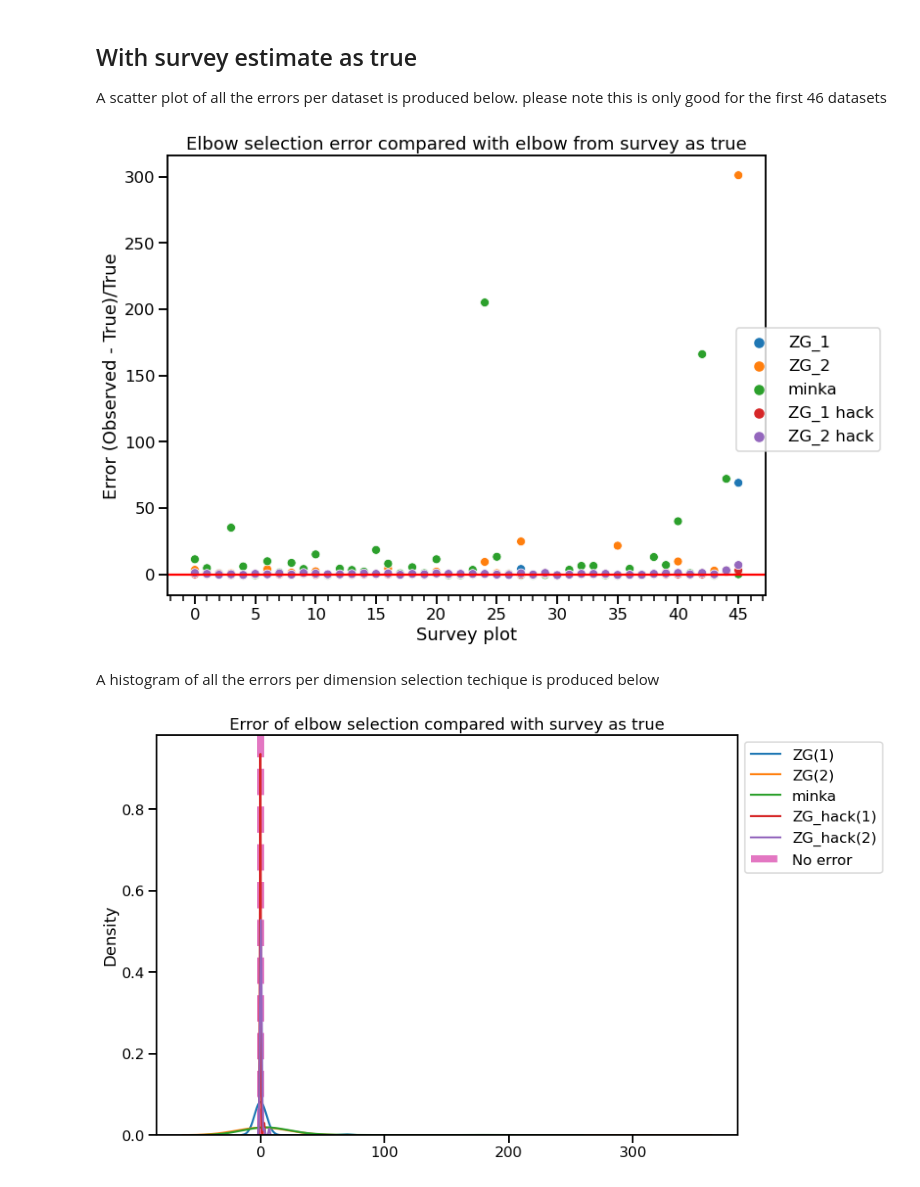
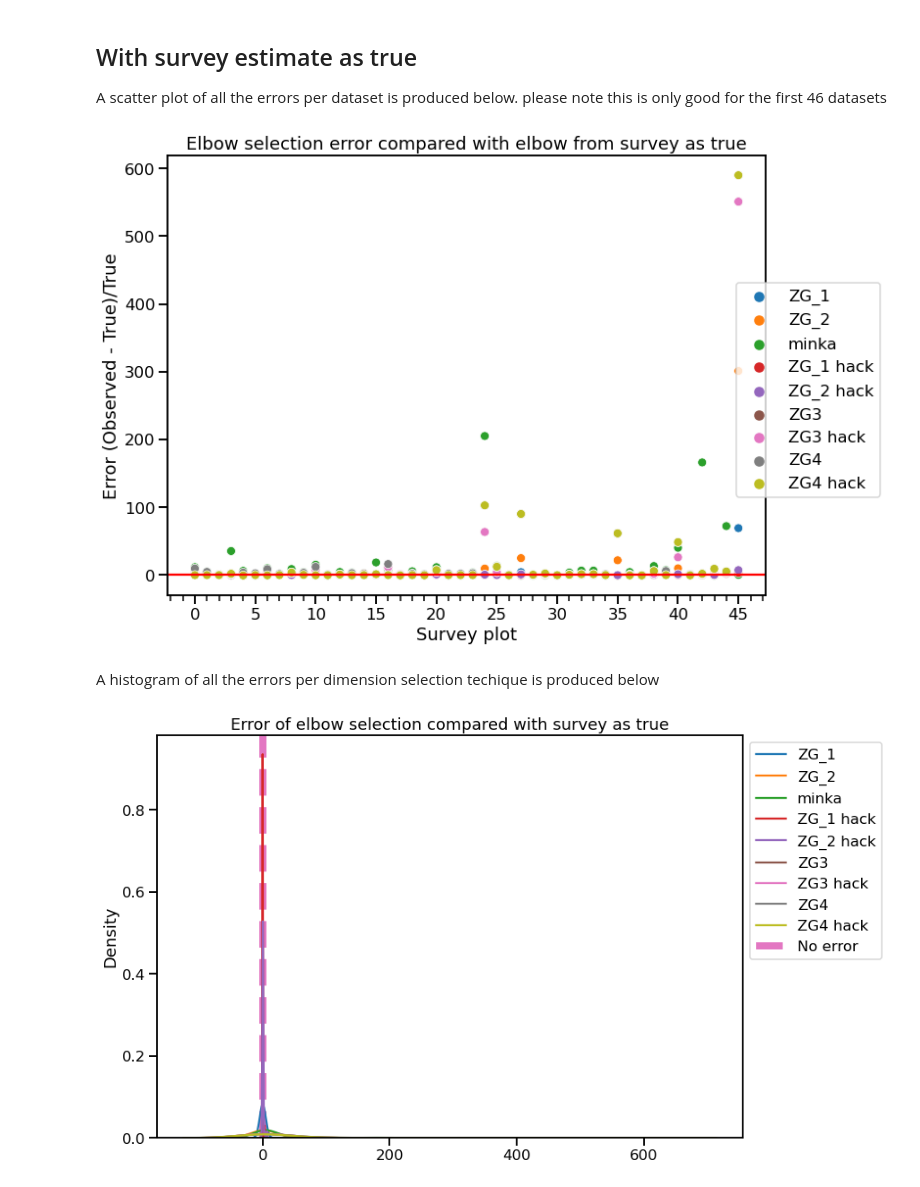
Before and after one commit to neurodata/notebooks, a Jupyter notebook: _notebooks/2021-04-28-real-data-minka-zg-comparison.ipynb, the cells around one changed output. Drawn from its saved outputs; the diff is of its cells as text; code cells hidden in the pictures.

```diff
--- a/_notebooks/2021-04-28-real-data-minka-zg-comparison.ipynb
+++ b/_notebooks/2021-04-28-real-data-minka-zg-comparison.ipynb
@@ -291,3 +353,17 @@ with open('dims_ZG_h_2_all.pkl', 'rb') as f:
+# %%
+import pickle
+with open('dims_ZG3.pkl', 'rb') as f:
+    dims_ZG3 = pickle.load(f)
+
+with open('dims_ZG3_hack.pkl', 'rb') as f:
+    dims_ZG3_hack = pickle.load(f)
+
+
+with open('dims_ZG4.pkl', 'rb') as f:
+    dims_ZG4 = pickle.load(f)
+
+with open('dims_ZG4_hack.pkl', 'rb') as f:
+    dims_ZG4_hack = pickle.load(f)
 # %% [markdown]
 ### Quick survey analysis
 
@@ -431,7 +501,7 @@ pca_lda_hist = np.asarray(pca_lda_hist)
 with sns.plotting_context(context=context, font_scale=font_scale):
     fig, ax = plt.subplots()
     fig.set_size_inches(11.7, 8.27)
-    labs = ['ZG(1)', 'ZG(2)', 'minka', 'ZG_hack(1)', 'ZG_hack(2)']
+    labs = ["ZG_1", "ZG_2", "minka" , "ZG_1 hack", "ZG_2 hack", "ZG3", "ZG3 hack", "ZG4", "ZG4 hack"]
     colors = sns.color_palette()
     for i in range(pca_lda_hist.shape[1]):
         sns.kdeplot(pca_lda_hist[:, i], ax=ax, label = labs[i] )
@@ -444,0 +517,10 @@ with sns.plotting_context(context=context, font_scale=font_scale):
+# %%
+with sns.plotting_context(context=context, font_scale=font_scale):
+    colors = sns.color_palette("tab10", 9)
+    fig, axes = plt.subplots(1, 1)
+    for i in range(9):
+        sns.histplot(pca_lda_hist[:, i], color = colors[i], label = "no")
+    handles, labels = axes.get_legend_handles_labels()
+    fig.legend(handles[:9], labs, loc='center right')
+    plt.title('Histogram of raw error of elbow selection compared with PCA/LDA process as true')
+    fig.set_size_inches(11.7, 8.27)
@@ -448,37 +532,41 @@ A scatter plot of all the errors per dataset is produced below. please note this
 # %%
 import seaborn as sns
 import matplotlib.ticker as ticker
 
 
 with sns.plotting_context(context=context, font_scale=font_scale):
     fig, axes = plt.subplots(1, 1)
     pca_surv_hist = []
     for i in range(len(true_survey)):
         es = [(np.median(dims_ZG_1_all[i]) - true_survey[i] + 1)/(true_survey[i] + 1),
               (np.median(dims_ZG_2_all[i]) - true_survey[i] + 1)/(true_survey[i] + 1),
               (np.median(dims_minka_all[i]) - true_survey[i] + 1)/ (true_survey[i] + 1),
               (np.median(dims_ZG_h_1_all[i]) - true_survey[i] + 1)/(true_survey[i] + 1),
-              (np.median(dims_ZG_h_2_all[i]) - true_survey[i] + 1) /(true_survey[i] + 1)]
-        xs = [i]*5
-        sns.scatterplot(x = xs, y = es, hue = ["ZG_1", "ZG_2", "minka" , "ZG_1 hack", "ZG_2 hack"])
+              (np.median(dims_ZG_h_2_all[i]) - true_survey[i] + 1) /(true_survey[i] + 1),
+              (np.median(dims_ZG3[i]) - true_survey[i] + 1) /(true_survey[i] + 1),
+              (np.median(dims_ZG3_hack[i]) - true_survey[i] + 1) /(true_survey[i] + 1),
+              (np.median(dims_ZG4[i]) - true_survey[i] + 1) /(true_survey[i] + 1),
+              (np.median(dims_ZG4_hack[i]) - true_survey[i] + 1) /(true_survey[i] + 1)]
+        xs = [i]*9
+        sns.scatterplot(x = xs, y = es, hue = ["ZG_1", "ZG_2", "minka" , "ZG_1 hack", "ZG_2 hack", "ZG3", "ZG3 hack", "ZG4", "ZG4 hack"])
         pca_surv_hist.append(es)
     axes.set_xticks(np.arange(len(true_survey)))
     handles, labels = axes.get_legend_handles_labels()
     axes.legend().remove()
-    fig.legend(handles[:5], labels[:5], loc='center right')
+    fig.legend(handles[:9], labels[:9], loc='center right')
 
     fig.set_size_inches(11.7, 8.27)
     fig.show()
     plt.title("Elbow selection error compared with elbow from survey as true")
     axes.set_ylabel("Error (Observed - True)/True")
     axes.set_xlabel("Survey plot")
     axes.xaxis.set_major_locator(ticker.MultipleLocator(5))
     axes.xaxis.set_minor_locator(ticker.MultipleLocator(1))
     # axes.set_xticklabels(labels = np.arange(46), rotation = (45), fontsize = 10, va='bottom', ha='left')
     plt.axhline(y=0, color='r', linestyle='-')
     fig.subplots_adjust(right=0.85)
 # %% [output]
-[figure, old version]
+[figure, new version]
 # %% [markdown]
 A histogram of all the errors per dimension selection techique is produced below
 # %%
@@ -486,7 +574,7 @@ pca_surv_hist = np.asarray(pca_surv_hist)
 with sns.plotting_context(context=context, font_scale=font_scale):
     fig, ax = plt.subplots()
     fig.set_size_inches(11.7, 8.27)
-    labs = ['ZG(1)', 'ZG(2)', 'minka', 'ZG_hack(1)', 'ZG_hack(2)']
+    labs = ["ZG_1", "ZG_2", "minka" , "ZG_1 hack", "ZG_2 hack", "ZG3", "ZG3 hack", "ZG4", "ZG4 hack"]
     colors = sns.color_palette()
     for i in range(pca_surv_hist.shape[1]):
         sns.kdeplot(pca_surv_hist[:, i], ax=ax, label = labs[i] )
@@ -496,4 +584,4 @@ with sns.plotting_context(context=context, font_scale=font_scale):
     plt.legend(bbox_to_anchor=(1, 1), loc='upper left',)
     plt.show()
 # %% [output]
-[figure, old version]
+[figure, new version]
```
Also changed, not shown: parts of 9 cells of this notebook.
